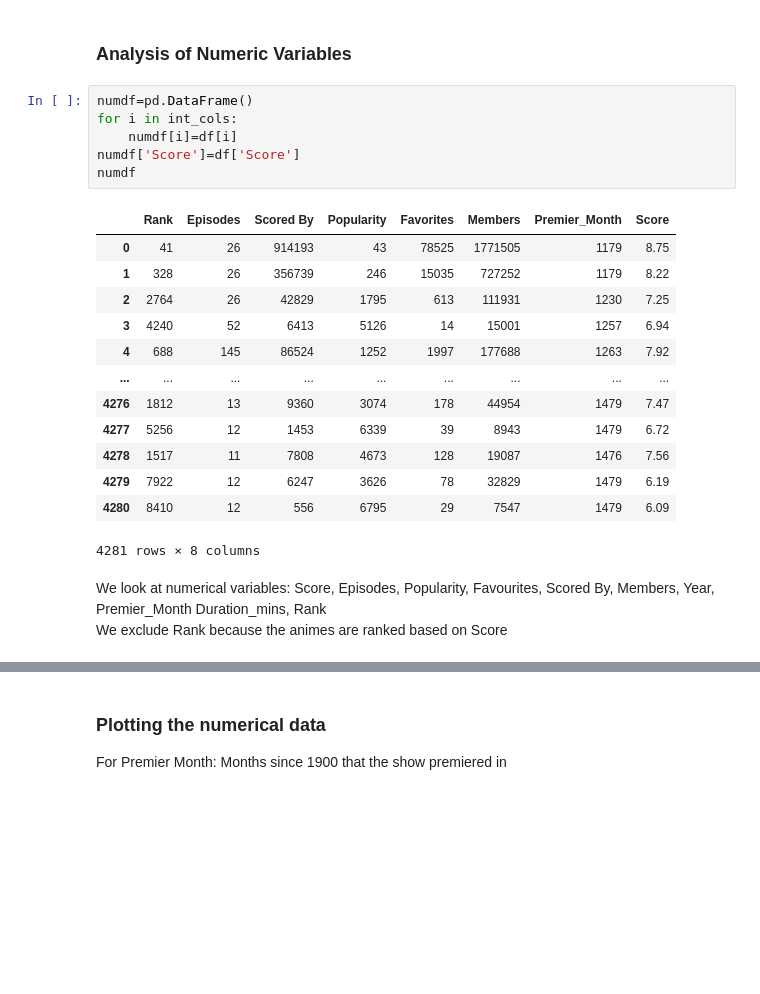
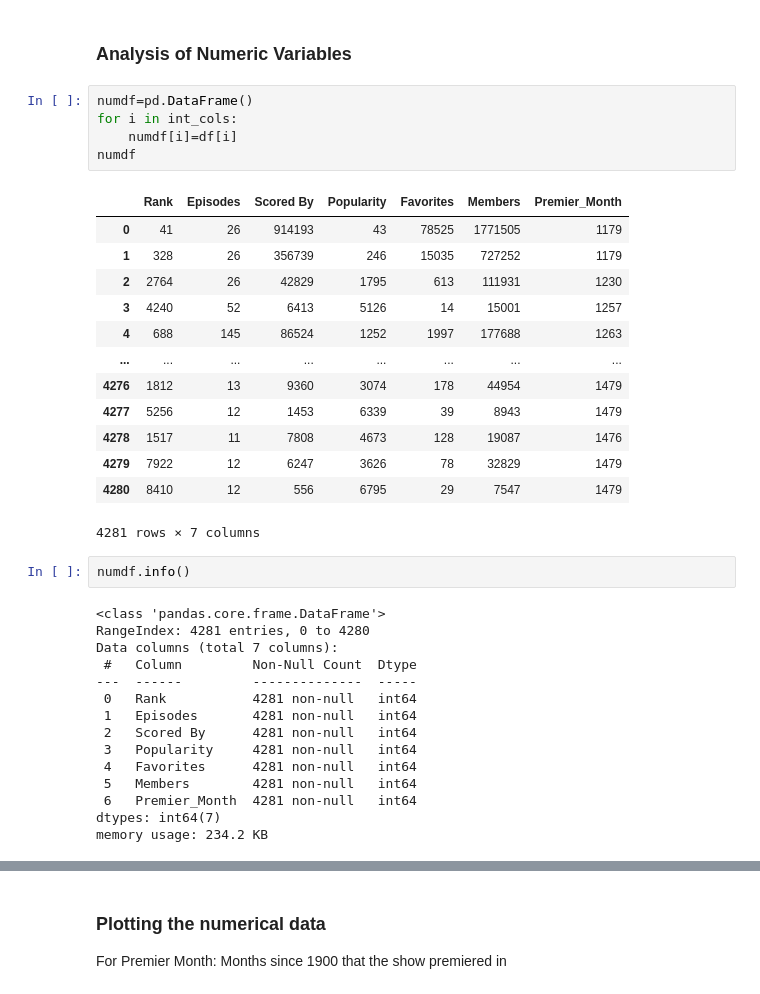
Before and after one commit to Eyewhy/SC1015_Project, a Jupyter notebook: EDA.ipynb, the cells around one changed output, grey strips where cells are left out. Saved outputs shown, nothing was run; the diff lists cells and outputs as text; blank space fills up the shorter version.

```diff
--- a/EDA.ipynb
+++ b/EDA.ipynb
@@ -150,26 +166,39 @@ sb.catplot(y = "season", data = catdf, kind = "count", height = 5)
 # %%
 numdf=pd.DataFrame()
 for i in int_cols:
     numdf[i]=df[i]
-numdf['Score']=df['Score']
 numdf
 # %% [output]
-|  | Rank | Episodes | Scored By | Popularity | Favorites | Members | Premier_Month | Score |
-| 0 | 41 | 26 | 914193 | 43 | 78525 | 1771505 | 1179 | 8.75 |
-| 1 | 328 | 26 | 356739 | 246 | 15035 | 727252 | 1179 | 8.22 |
-| 2 | 2764 | 26 | 42829 | 1795 | 613 | 111931 | 1230 | 7.25 |
-| 3 | 4240 | 52 | 6413 | 5126 | 14 | 15001 | 1257 | 6.94 |
-| 4 | 688 | 145 | 86524 | 1252 | 1997 | 177688 | 1263 | 7.92 |
-| ... | ... | ... | ... | ... | ... | ... | ... | ... |
-| 4276 | 1812 | 13 | 9360 | 3074 | 178 | 44954 | 1479 | 7.47 |
-| 4277 | 5256 | 12 | 1453 | 6339 | 39 | 8943 | 1479 | 6.72 |
-| 4278 | 1517 | 11 | 7808 | 4673 | 128 | 19087 | 1476 | 7.56 |
-| 4279 | 7922 | 12 | 6247 | 3626 | 78 | 32829 | 1479 | 6.19 |
-| 4280 | 8410 | 12 | 556 | 6795 | 29 | 7547 | 1479 | 6.09 |
+|  | Rank | Episodes | Scored By | Popularity | Favorites | Members | Premier_Month |
+| 0 | 41 | 26 | 914193 | 43 | 78525 | 1771505 | 1179 |
+| 1 | 328 | 26 | 356739 | 246 | 15035 | 727252 | 1179 |
+| 2 | 2764 | 26 | 42829 | 1795 | 613 | 111931 | 1230 |
+| 3 | 4240 | 52 | 6413 | 5126 | 14 | 15001 | 1257 |
+| 4 | 688 | 145 | 86524 | 1252 | 1997 | 177688 | 1263 |
+| ... | ... | ... | ... | ... | ... | ... | ... |
+| 4276 | 1812 | 13 | 9360 | 3074 | 178 | 44954 | 1479 |
+| 4277 | 5256 | 12 | 1453 | 6339 | 39 | 8943 | 1479 |
+| 4278 | 1517 | 11 | 7808 | 4673 | 128 | 19087 | 1476 |
+| 4279 | 7922 | 12 | 6247 | 3626 | 78 | 32829 | 1479 |
+| 4280 | 8410 | 12 | 556 | 6795 | 29 | 7547 | 1479 |
-4281 rows × 8 columns
+4281 rows × 7 columns
-# %% [markdown]
-We look at numerical variables: Score, Episodes, Popularity, Favourites, Scored By, Members, Year, Premier_Month Duration_mins, Rank\
-We exclude Rank because the animes are ranked based on Score
+# %%
+numdf.info()
+# %% [output]
+<class 'pandas.core.frame.DataFrame'>
+RangeIndex: 4281 entries, 0 to 4280
+Data columns (total 7 columns):
+ #   Column         Non-Null Count  Dtype
+---  ------         --------------  -----
+ 0   Rank           4281 non-null   int64
+ 1   Episodes       4281 non-null   int64
+ 2   Scored By      4281 non-null   int64
+ 3   Popularity     4281 non-null   int64
+ 4   Favorites      4281 non-null   int64
+ 5   Members        4281 non-null   int64
+ 6   Premier_Month  4281 non-null   int64
+dtypes: int64(7)
+memory usage: 234.2 KB
 # %%
 numdf.describe().round(2)
 # %% [output]
```
Also changed, not shown: parts of 15 cells of this notebook.
